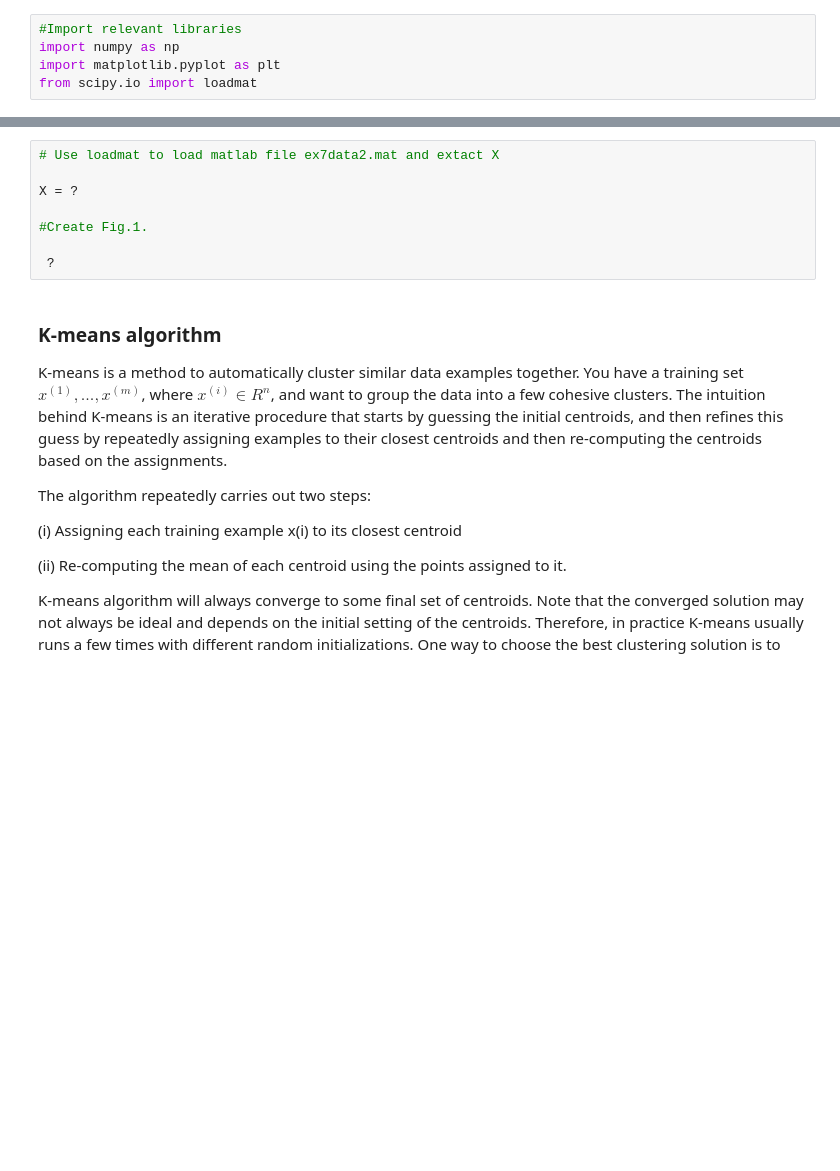
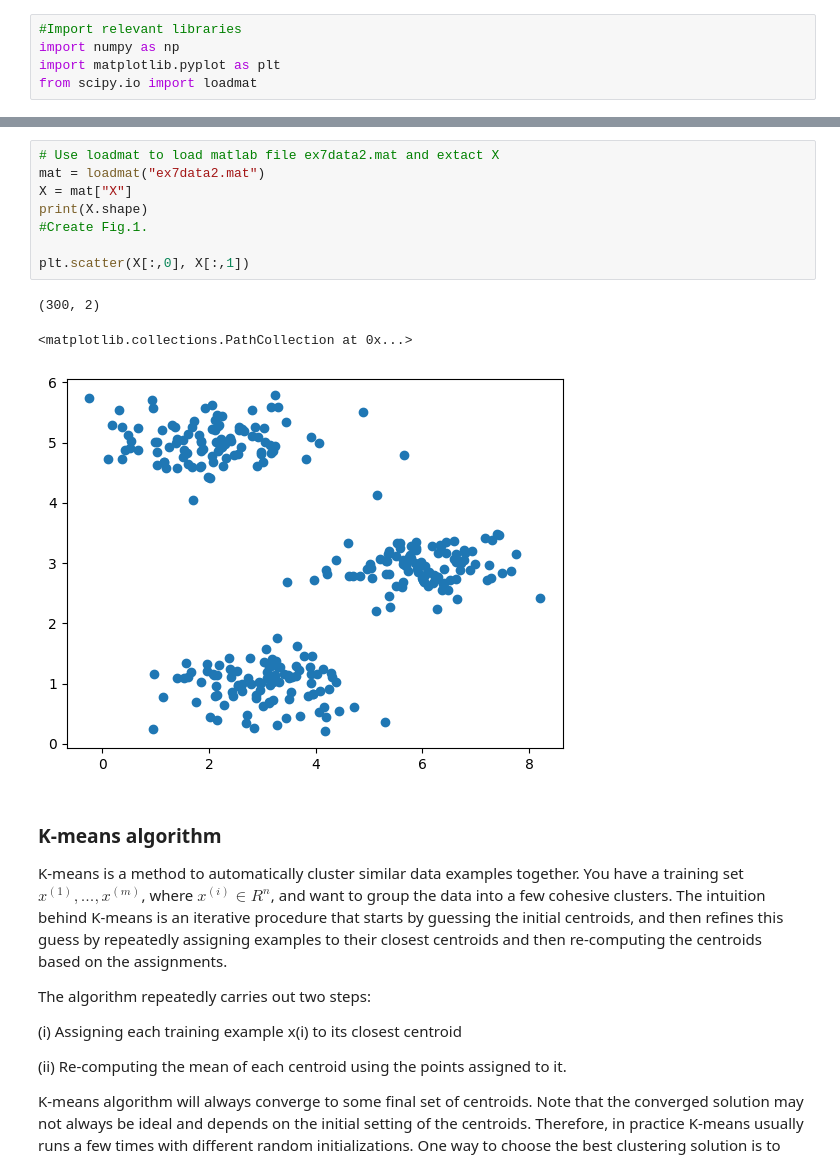
Before and after one commit to JoaoAnt42/Course, a Jupyter notebook: Machine Learning/Class8/lab_part1_Kmeans/K-means_Clustering.ipynb, the cells around one changed output, grey strips where cells are left out. Cells and saved outputs as stored; diff of their text form; blank space fills up the shorter version.

```diff
--- a/Machine Learning/Class8/lab_part1_Kmeans/K-means_Clustering.ipynb
+++ b/Machine Learning/Class8/lab_part1_Kmeans/K-means_Clustering.ipynb
@@ -17,12 +17,16 @@ Plot the data and get a figure similar to Fig.1.
 <caption><center> **Fig. 1** : **Training data** </center></caption>
 # %%
 # Use loadmat to load matlab file ex7data2.mat and extact X
-
-X = ?
-
+mat = loadmat("ex7data2.mat")
+X = mat["X"]
+print(X.shape)
 #Create Fig.1.
 
- ?
+plt.scatter(X[:,0], X[:,1])
+# %% [output]
+(300, 2)
+<matplotlib.collections.PathCollection at 0x...>
+[figure, added]
 # %% [markdown]
 ### K-means algorithm
 
```
Also changed, not shown: parts of 12 cells of this notebook, 1 other file.
